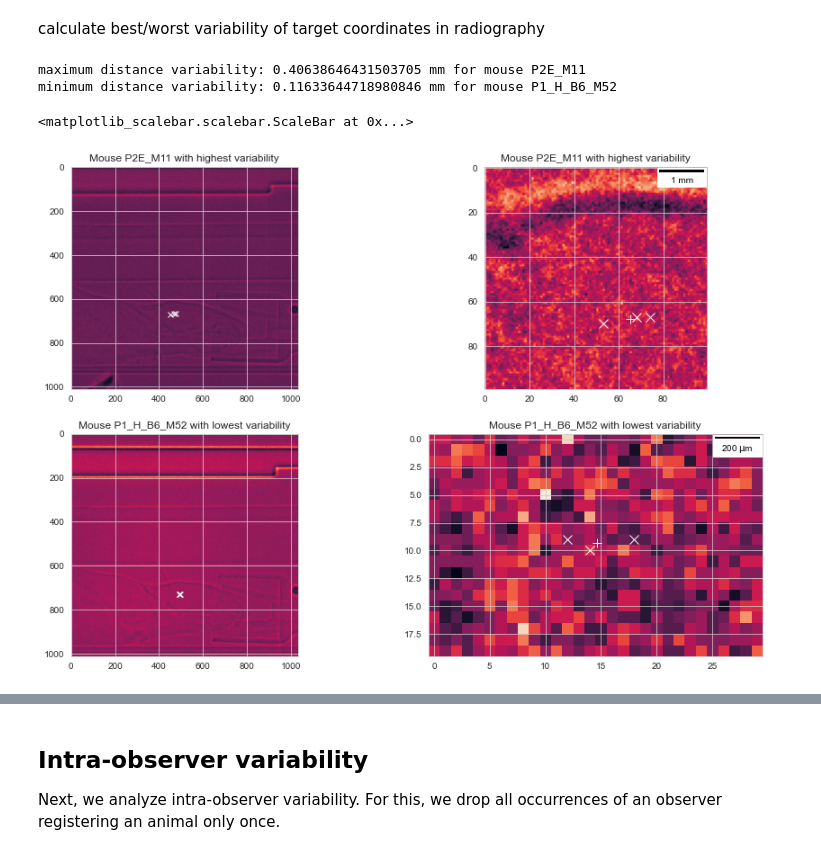
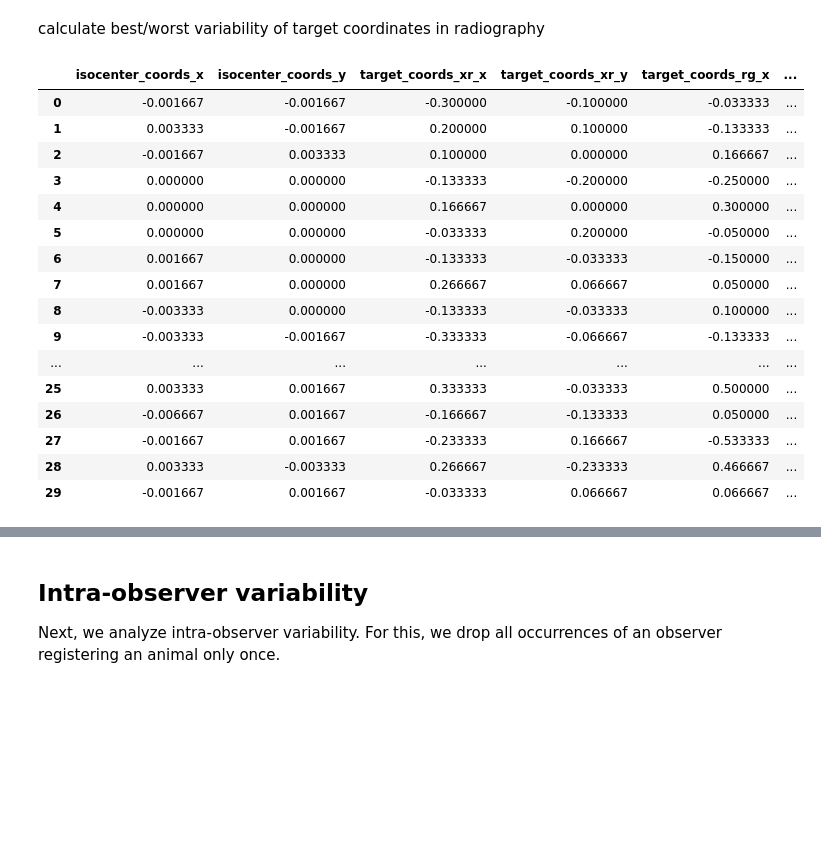
Before and after one commit to jo-mueller/radiographic_workflow_evaluation, a Jupyter notebook: notebooks/Evaluate_registration_variations.ipynb, the cells around one changed output, grey strips where cells are left out. Drawn from its saved outputs; the diff is of its cells as text; code cells hidden in the pictures; blank space fills up the shorter version.

```diff
--- a/notebooks/Evaluate_registration_variations.ipynb
+++ b/notebooks/Evaluate_registration_variations.ipynb
@@ -221,57 +220,23 @@ for key in measurement_items:
 ### Display target coordinates inter variability in radiographic image
 # %% [markdown]
 calculate best/worst variability of target coordinates in radiography
-# %%
-dist = np.sqrt(inter_observer['target_coords_rg_x']**2 + inter_observer['target_coords_rg_y']**2)
-dist_mean = np.mean(np.reshape(np.array(dist), (10, 3)), axis=1)
-max_dist = np.max(dist_mean)
-max_mouse = animals[np.argmax(dist_mean)]
-print(f'maximum distance variability: {max_dist} mm for mouse {max_mouse}')
-min_dist = np.min(dist_mean)
-min_mouse = animals[np.argmin(dist_mean)]
-print(f'minimum distance variability: {min_dist} mm for mouse {min_mouse}')
-# %% [output]
-maximum distance variability: 0.40638646431503705 mm for mouse P2E_M11
-minimum distance variability: 0.11633644718980846 mm for mouse P1_H_B6_M52
-# %%
-rg_max_mouse = tiff.imread(root_2 + '\\'  + max_mouse + '\\' + 'Maus11.tif')
-rg_min_mouse = tiff.imread(root_2 + '\\'  + min_mouse + '\\' + '20220406100835_Ms52_35x_20y.tif')
-
-inter_observer = df.drop_duplicates(subset = ['observer', 'animal'], keep='first').reset_index(drop=True)
-for animal in animals:
-    sub_df = inter_observer[inter_observer['animal'] == animal]
-    inter_observer.loc[sub_df.index, colums_to_normalize] = sub_df[colums_to_normalize]
-
-x_rg_max = np.array(inter_observer['target_coords_rg_x'][np.argmax(dist_mean)*3:np.argmax(dist_mean)*3+3])
-y_rg_max = np.array(inter_observer['target_coords_rg_y'][np.argmax(dist_mean)*3:np.argmax(dist_mean)*3+3])
-x_rg_min = np.array(inter_observer['target_coords_rg_x'][np.argmin(dist_mean)*3:np.argmin(dist_mean)*3+3])
-y_rg_min = np.array(inter_observer['target_coords_rg_y'][np.argmin(dist_mean)*3:np.argmin(dist_mean)*3+3])
-
-fig, ax = plt.subplots(nrows = 2, ncols = 2, figsize = (15, 10))
-ax[0, 0].imshow(rg_max_mouse)
-ax[0, 0].set_title(f'Mouse {max_mouse} with highest variability')
-ax[0, 0].plot(x_rg_max/0.05, rg_max_mouse.shape[0]-y_rg_max/0.05, marker='x', color="white", linewidth=0)
-ax[1, 0].imshow(rg_min_mouse)
-ax[1, 0].set_title(f'Mouse {min_mouse} with lowest variability')
-ax[1, 0].plot(x_rg_min/0.05, rg_min_mouse.shape[0]-y_rg_min/0.05, marker='x', color="white", linewidth=0)
-
-
-ax[0, 1].imshow(rg_max_mouse[600:700,400:500], origin='upper')
-ax[0, 1].set_title(f'Mouse {max_mouse} with highest variability')
-ax[0, 1].plot(x_rg_max/0.05-400, rg_max_mouse.shape[0]-y_rg_max/0.05-600, marker='x', color="white", linewidth=0, ms = 10)
-ax[0, 1].plot(np.mean(x_rg_max/0.05-400), np.mean(rg_max_mouse.shape[0]-y_rg_max/0.05-600), marker='+', color="white", linewidth=0, ms = 10)
-
-# Create scale bar
-scalebar = ScaleBar(0.00005) # 1 pixel = 0.0002 meter
-ax[0,1].add_artist(scalebar)
-
-ax[1, 1].imshow(rg_min_mouse[720:740,480:510], origin='upper')
-ax[1, 1].set_title(f'Mouse {min_mouse} with lowest variability')
-ax[1, 1].plot(x_rg_min/0.05-480, rg_min_mouse.shape[0]-y_rg_min/0.05-720, marker='x', color="white", linewidth=0, ms = 10)
-ax[1, 1].plot(np.mean(x_rg_min/0.05-480), np.mean(rg_min_mouse.shape[0]-y_rg_min/0.05-720), marker='+', color="white", linewidth=0, ms = 10)
-
-scalebar = ScaleBar(0.00005) # 1 pixel = 0.0002 meter
-ax[1,1].add_artist(scalebar)
-# %% [output]
-<matplotlib_scalebar.scalebar.ScaleBar at 0x...>
-[figure, removed]
+# %%
+inter_observer
+# %% [output]
+|  | isocenter_coords_x | isocenter_coords_y | target_coords_xr_x | target_coords_xr_y | target_coords_rg_x | ... |
+| 0 | -0.001667 | -0.001667 | -0.300000 | -0.100000 | -0.033333 | ... |
+| 1 | 0.003333 | -0.001667 | 0.200000 | 0.100000 | -0.133333 | ... |
+| 2 | -0.001667 | 0.003333 | 0.100000 | 0.000000 | 0.166667 | ... |
+| 3 | 0.000000 | 0.000000 | -0.133333 | -0.200000 | -0.250000 | ... |
+| 4 | 0.000000 | 0.000000 | 0.166667 | 0.000000 | 0.300000 | ... |
+| 5 | 0.000000 | 0.000000 | -0.033333 | 0.200000 | -0.050000 | ... |
+| 6 | 0.001667 | 0.000000 | -0.133333 | -0.033333 | -0.150000 | ... |
+| 7 | 0.001667 | 0.000000 | 0.266667 | 0.066667 | 0.050000 | ... |
+| 8 | -0.003333 | 0.000000 | -0.133333 | -0.033333 | 0.100000 | ... |
+| 9 | -0.003333 | -0.001667 | -0.333333 | -0.066667 | -0.133333 | ... |
+| ... | ... | ... | ... | ... | ... | ... |
+| 25 | 0.003333 | 0.001667 | 0.333333 | -0.033333 | 0.500000 | ... |
+| 26 | -0.006667 | 0.001667 | -0.166667 | -0.133333 | 0.050000 | ... |
+| 27 | -0.001667 | 0.001667 | -0.233333 | 0.166667 | -0.533333 | ... |
+| 28 | 0.003333 | -0.003333 | 0.266667 | -0.233333 | 0.466667 | ... |
+| 29 | -0.001667 | 0.001667 | -0.033333 | 0.066667 | 0.066667 | ... |
```
Also changed, not shown: parts of 15 cells of this notebook.
